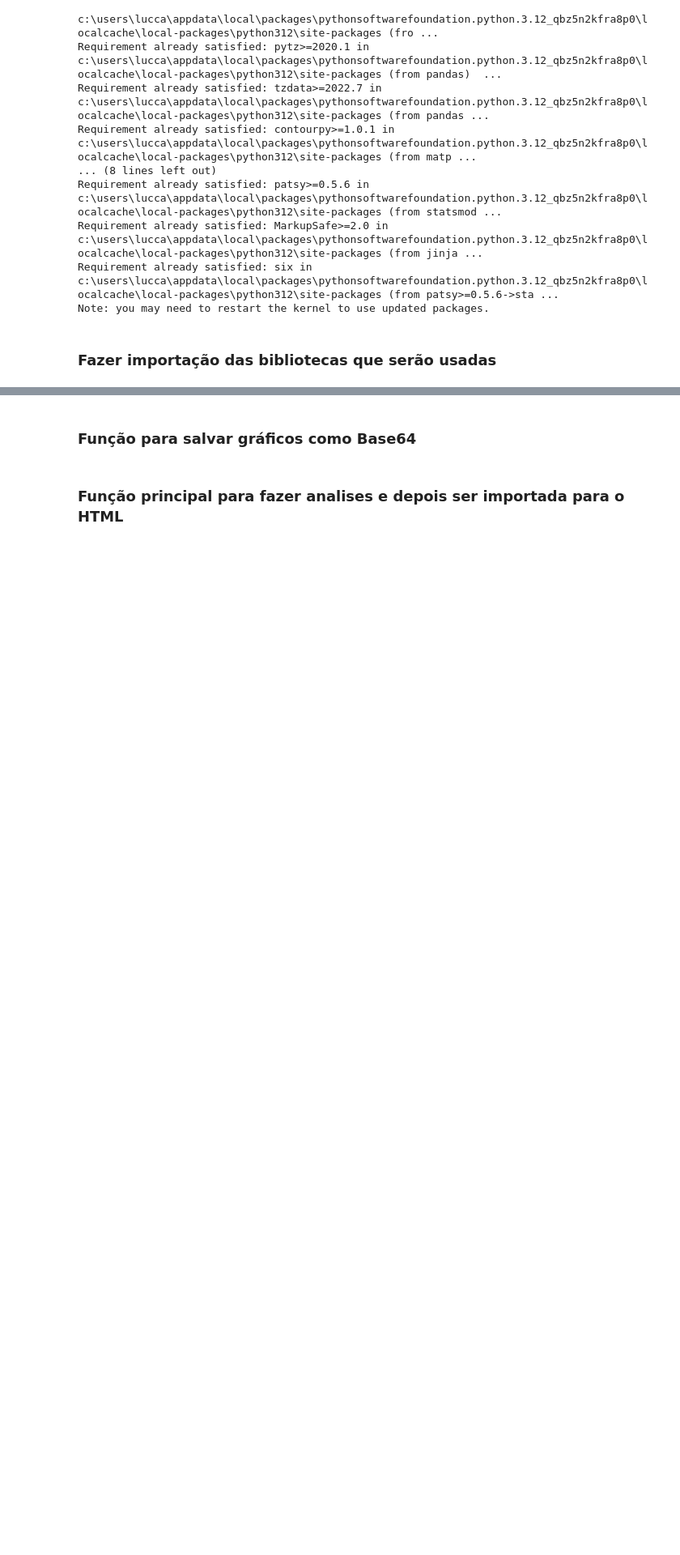
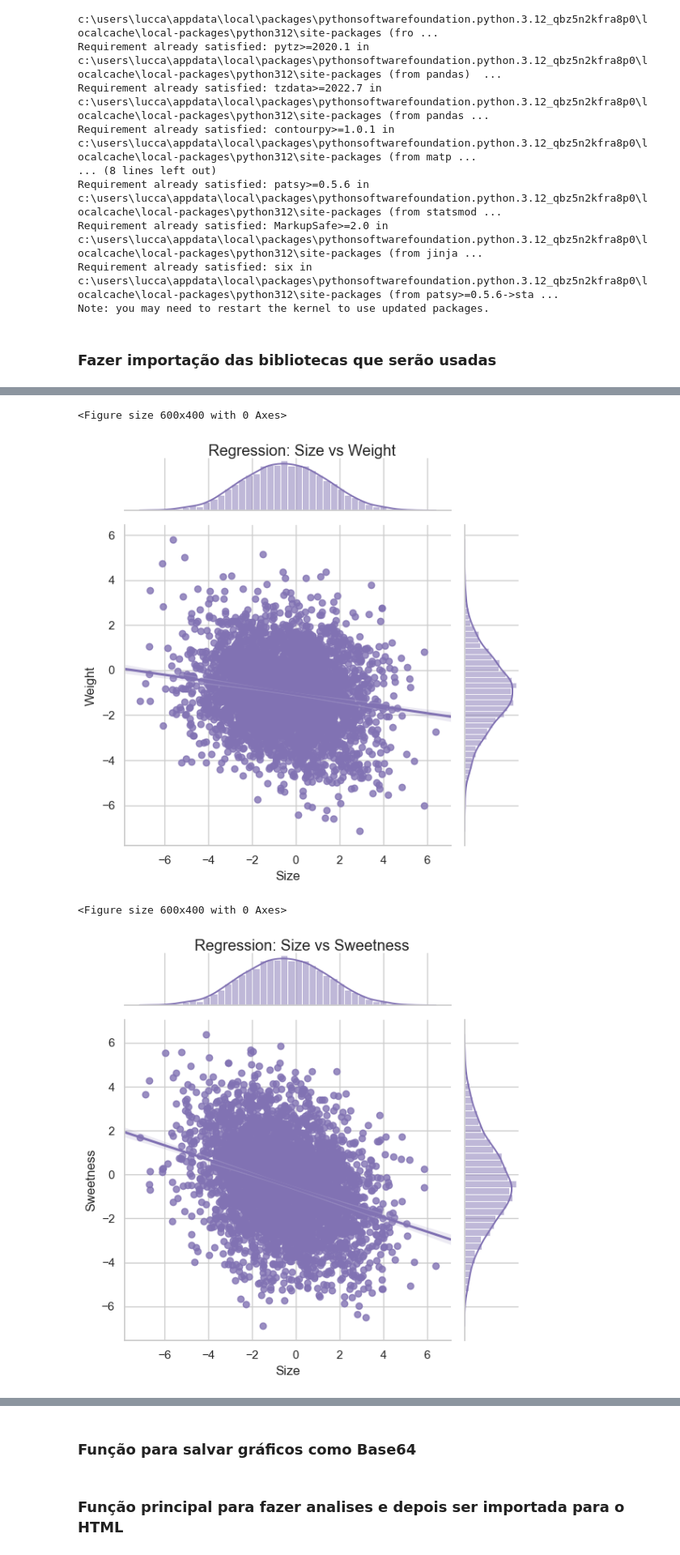
Before and after one commit to CaduValezzi/Data-_Base_CP2, a Jupyter notebook: cp2.ipynb, the cells around one changed output, grey strips where cells are left out. Shown at 81% size. Drawn from its saved outputs; the diff is of its cells as text; code cells hidden in the pictures; blank space fills up the shorter version.

```diff
--- a/cp2.ipynb
+++ b/cp2.ipynb
@@ -39,0 +42,3 @@ from jinja2 import Template
+# %%
+dataApple = pd.read_csv("apple_quality.csv")
+display(dataApple.head(20))
@@ -39,0 +82,17 @@ from jinja2 import Template
+# %%
+for col1 in dataApple:
+    if col1 != "A_id":
+        for col2 in dataApple:
+            if (col1 != col2) and col2 != "A_id":
+                # Create the regression plot
+                plt.figure(figsize=(6, 4))
+                plot = sns.jointplot(x=col1, y=col2, data=dataApple, kind="reg", truncate=False, color="m")
+                plot.fig.suptitle(f'Regression: {col1} vs {col2}')
+                plot.fig.tight_layout()  # Adjust layout
+                plot.fig.subplots_adjust(top=0.95)  # Make room for title
+                plt.show()
+# %% [output]
+<Figure size 600x400 with 0 Axes>
+[figure, added]
+<Figure size 600x400 with 0 Axes>
+[figure, added]
```
Also changed, not shown: parts of 9 cells of this notebook, 2 other files.
